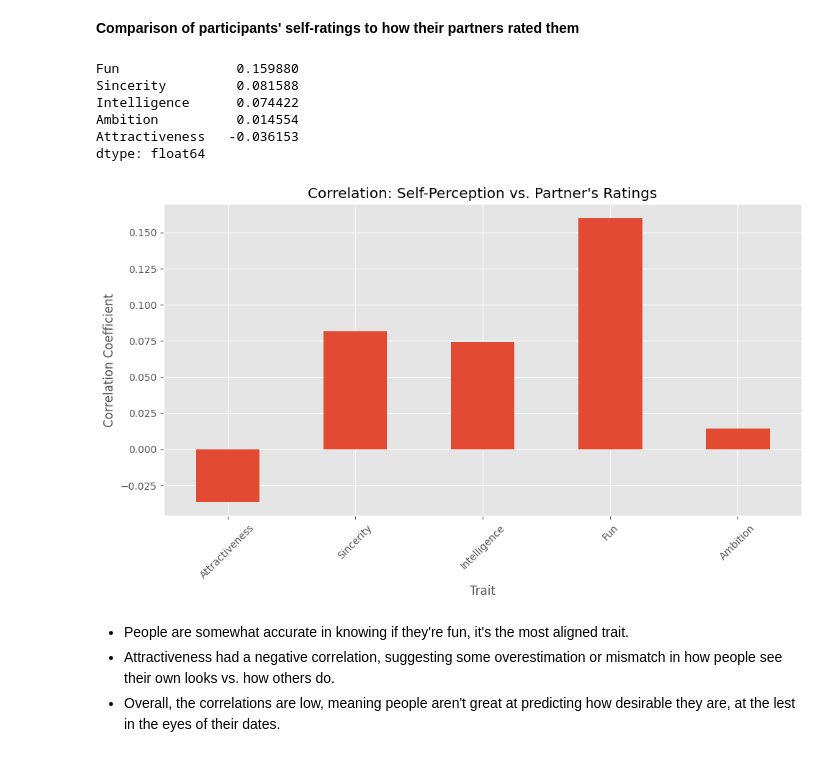
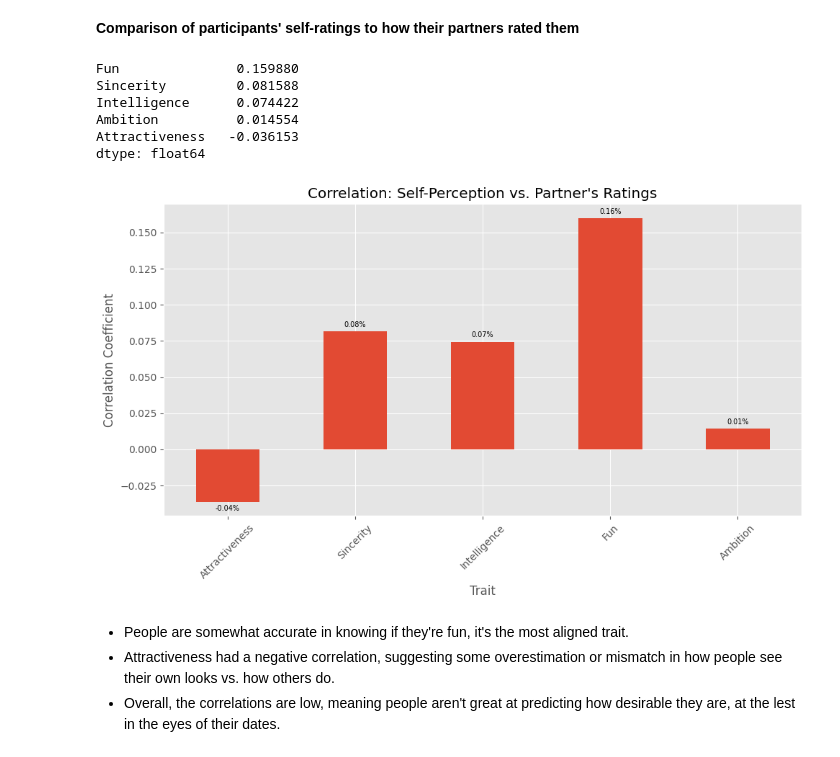
Before and after one commit to Yona-p/bloc2-EDA-tinder, a Jupyter notebook: jedha_tinder.ipynb, the cells around one changed output. Drawn from its saved outputs; the diff is of its cells as text; code cells hidden in the pictures.

```diff
--- a/jedha_tinder.ipynb
+++ b/jedha_tinder.ipynb
@@ -206,0 +197,22 @@ dtype: float64
+# %%
+# Calculating correlation between each individual's stated importance and how they rated their partner
+
+colors = ['green' if val > 0 else 'red' for val in correlation_series]
+
+# Plot with conditional coloring
+ax = correlation_series.plot(
+    kind='bar',
+    figsize=(10, 6),
+    color=colors,
+    title="Correlation: Stated Importance vs. Actual Ratings",
+    rot=0
+)
+plt.ylabel("Correlation Coefficient")
+plt.xlabel("Trait")
+plt.tight_layout()
+
+# Add data labels
+for container in ax.containers:
+    ax.bar_label(container, labels=[f'{val:.2f}%' for val in container.datavalues], label_type='edge',fontsize=7, padding=3)
+
+correlation_series
@@ -225,12 +251,16 @@ match_data = df[['match', 'samerace', 'int_corr']].dropna()
 grouped_means = match_data.groupby('match').mean()
 
 # Plotting
-grouped_means.plot(kind='bar', figsize=(8, 6), title="Shared Interests and Race by Match Outcome")
+ax = grouped_means.plot(kind='bar', figsize=(8, 6), title="Shared Interests and Race by Match Outcome")
 plt.ylabel("Average Value")
 plt.xlabel("Match (0 = No, 1 = Yes)")
 plt.xticks(rotation=0)
 plt.tight_layout()
 
+# Add data labels
+for container in ax.containers:
+    ax.bar_label(container, labels=[f'{val:.2f}%' for val in container.datavalues], label_type='edge',fontsize=7, padding=3)
+
 grouped_means
 # %% [output]
 |  | samerace | int_corr |
@@ -259,12 +289,16 @@ df_order['order_bucket'] = pd.cut(df_order['order'], bins=[0, 3, 6, df_order['or
 order_match_rate = df_order.groupby('order_bucket')['match'].mean()
 
 # Plotting
-order_match_rate.plot(kind='bar', figsize=(7, 5), title="Match Rate by Time of Night (Order of Date)")
+ax = order_match_rate.plot(kind='bar', figsize=(7, 5), title="Match Rate by Time of Night (Order of Date)")
 plt.ylabel("Match Rate")
 plt.xlabel("Order Bucket")
 plt.xticks(rotation=0)
 plt.tight_layout()
 
+# Add data labels
+for container in ax.containers:
+    ax.bar_label(container, labels=[f'{val:.2f}%' for val in container.datavalues], label_type='edge',fontsize=7, padding=3)
+
 order_match_rate
 # %% [output]
 order_bucket
@@ -288,35 +322,39 @@ Let's check if people are good at predicting how desirable they are — like whe
 self_cols = ['attr', 'sinc', 'intel', 'fun', 'amb']
 partner_cols = ['attr_o', 'sinc_o', 'intel_o', 'fun_o', 'amb_o']
 trait_labels = ['Attractiveness', 'Sincerity', 'Intelligence', 'Fun', 'Ambition']
 
 # Filter out rows with missing data
 self_vs_partner = df[self_cols + partner_cols].dropna()
 
 # Compute correlation between self-perception and partner ratings
 self_partner_corr = {
     trait: self_vs_partner[self] .corr(self_vs_partner[partner])
     for trait, self, partner in zip(trait_labels, self_cols, partner_cols)
 }
 
 # Convert to Series
 self_partner_corr_series = pd.Series(self_partner_corr)
 
 # Plotting
-self_partner_corr_series.plot(kind='bar', figsize=(10, 6), title="Correlation: Self-Perception vs. Partner's Ratings")
+ax = self_partner_corr_series.plot(kind='bar', figsize=(10, 6), title="Correlation: Self-Perception vs. Partner's Ratings")
 plt.ylabel("Correlation Coefficient")
 plt.xlabel("Trait")
 plt.xticks(rotation=45)
 plt.tight_layout()
+# Add data labels
+for container in ax.containers:
+    ax.bar_label(container, labels=[f'{val:.2f}%' for val in container.datavalues], label_type='edge',fontsize=7, padding=3)
+
 
 self_partner_corr_series.sort_values(ascending=False)
 # %% [output]
 Fun               0.159880
 Sincerity         0.081588
 Intelligence      0.074422
 Ambition          0.014554
 Attractiveness   -0.036153
 dtype: float64
-[figure, old version]
+[figure, new version]
 # %% [markdown]
 - People are somewhat accurate in knowing if they're fun, it's the most aligned trait.
 - Attractiveness had a negative correlation, suggesting some overestimation or mismatch in how people see their own looks vs. how others do.
```
Also changed, not shown: parts of 11 cells of this notebook.
